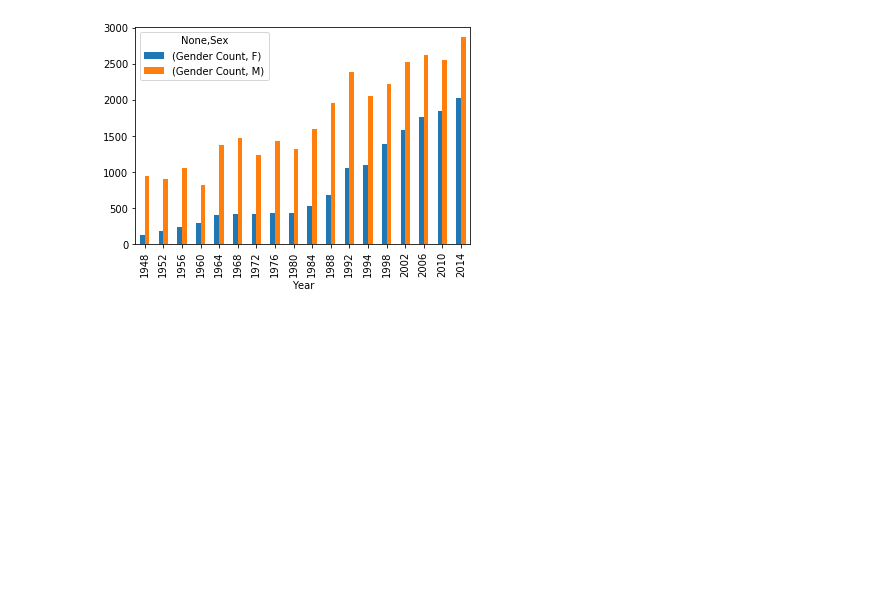
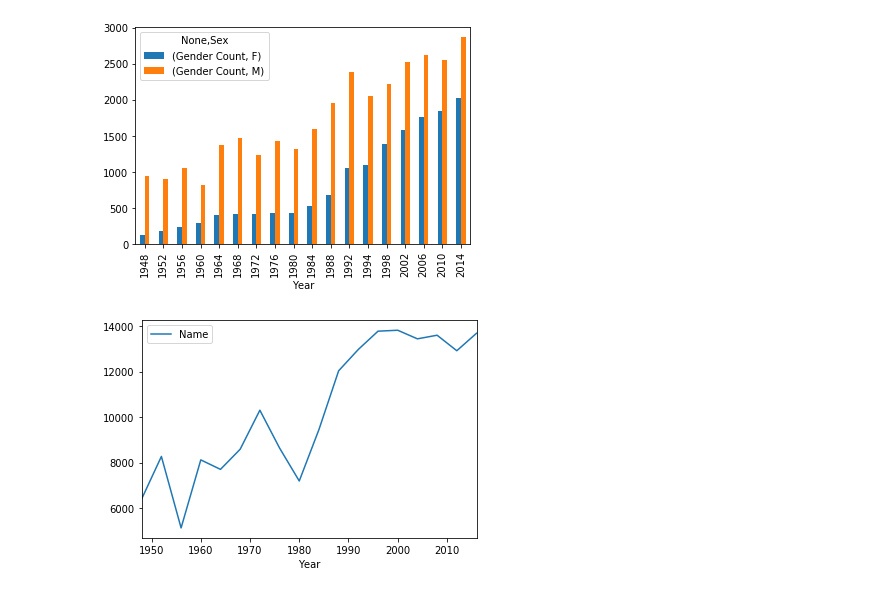
Before and after one commit to tysorensen/project1-group1, a Jupyter notebook: olympic_data.ipynb, the cells around one changed output. Cells and saved outputs as stored; diff of their text form; code cells hidden in the pictures; blank space fills up the shorter version.

Commit message:
total athletes over time and number of us athletes in summer/winter

```diff
--- a/olympic_data.ipynb
+++ b/olympic_data.ipynb
@@ -169,3 +169,17 @@ gender_line_graph = gender_count_rename.plot.line()
 gender_line_graph = gender_count_rename.plot.bar()
 # %% [output]
 [figure]
+# %%
+# INCREASE IN TOTAL SUMMER OLYMPIC ATHLETES OVER TIME
+
+# group summer games by year
+grouped_year = summer_olympics.groupby(["Year"])
+
+total_athletes_summer = grouped_year["Name"].count()
+
+total_athletes_summer_df = pd.DataFrame(total_athletes_summer)
+total_athletes_summer_df
+
+total_athlete_line_graph = total_athletes_summer_df.plot.line()
+# %% [output]
+[figure, added]
```
Also changed, not shown: parts of 7 cells of this notebook.
